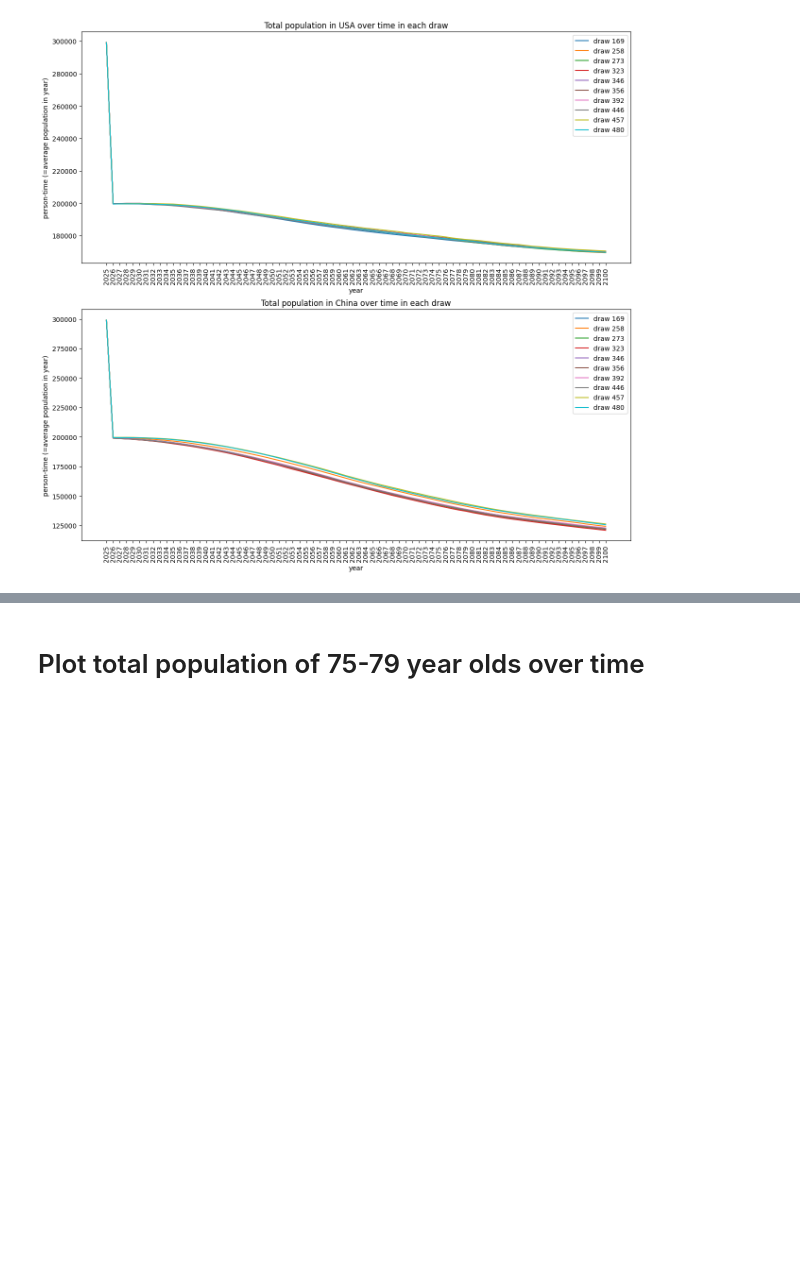
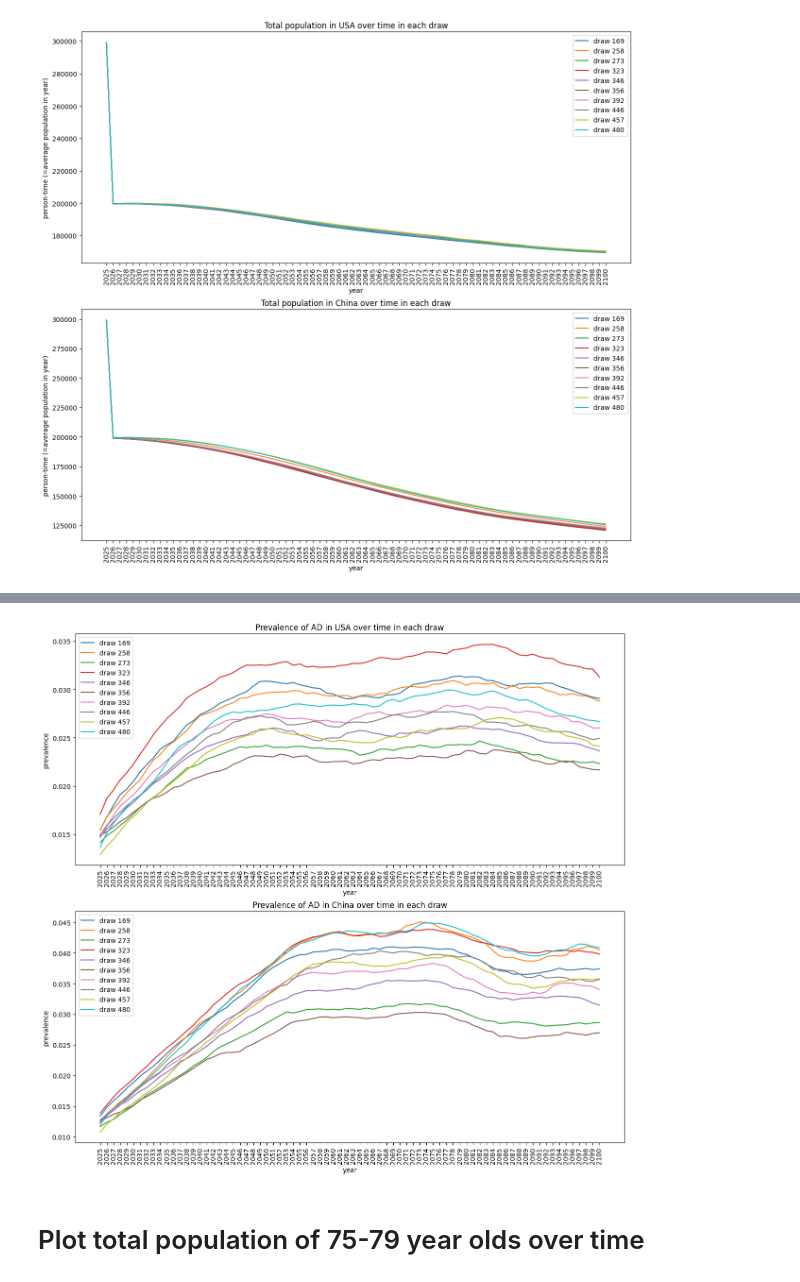
Before and after one commit to ihmeuw/vivarium_research_alzheimers, a Jupyter notebook: verification_and_validation/2025_08_08_model1_vv.ipynb, the cells around one changed output, grey strips where cells are left out. Saved outputs shown, nothing was run; the diff lists cells and outputs as text; code cells hidden in the pictures; blank space fills up the shorter version.

```diff
--- a/verification_and_validation/2025_08_08_model1_vv.ipynb
+++ b/verification_and_validation/2025_08_08_model1_vv.ipynb
@@ -166,0 +191,9 @@ plt.show()
+# %%
+data = usa
+prevalence = data.ops.ratio(
+    data.person_time_alzheimers_disease_and_other_dementias,
+    data.person_time_alzheimers_disease_and_other_dementias,
+    strata = 'current_year',
+    numerator_broadcast='sub_entity',
+)
+prevalence
@@ -167,3 +214,26 @@ plt.show()
+# %%
+fig, axs = plt.subplots(2, 1, figsize=(15, 14))
+
+for data, country_namme, ax in zip((usa, china), ('USA', 'China'), axs):
+    prevalence = data.ops.ratio(
+        data.person_time_alzheimers_disease_and_other_dementias,
+        data.person_time_alzheimers_disease_and_other_dementias,
+        strata = 'current_year',
+        numerator_broadcast='sub_entity',
+    )
+    for draw in prevalence.input_draw.unique():
+        df_filtered = prevalence.query(
+            "input_draw==@draw and sub_entity=='alzheimers_disease_and_other_dementias'")
+        ax.plot(df_filtered.current_year, df_filtered.value, label=f'draw {draw}')
+
+    ax.tick_params(axis='x', labelrotation=90)
+    ax.set_title(f"Prevalence of AD in {country_namme} over time in each draw")
+    ax.set_xlabel("year")
+    ax.set_ylabel("prevalence")
+    ax.legend()
+plt.show()
+# %% [output]
+[figure, added]
 # %% [markdown]
 # Plot total population of 75-79 year olds over time
 # %%
```
Also changed, not shown: parts of 12 cells of this notebook.
